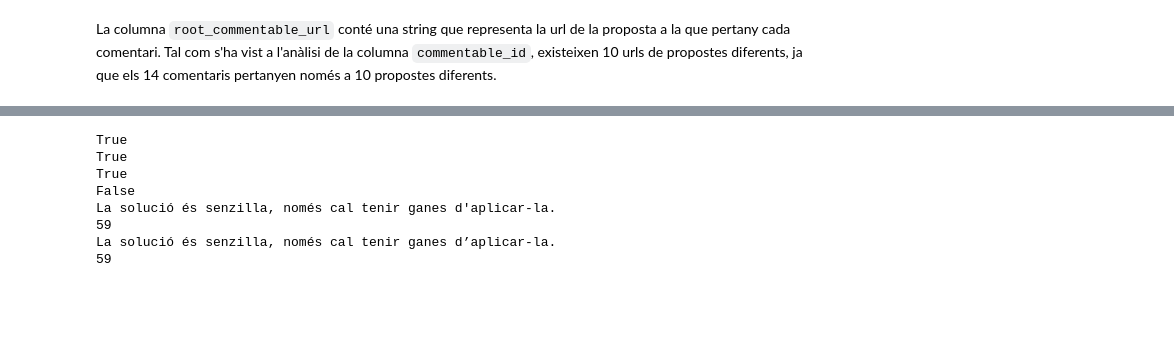
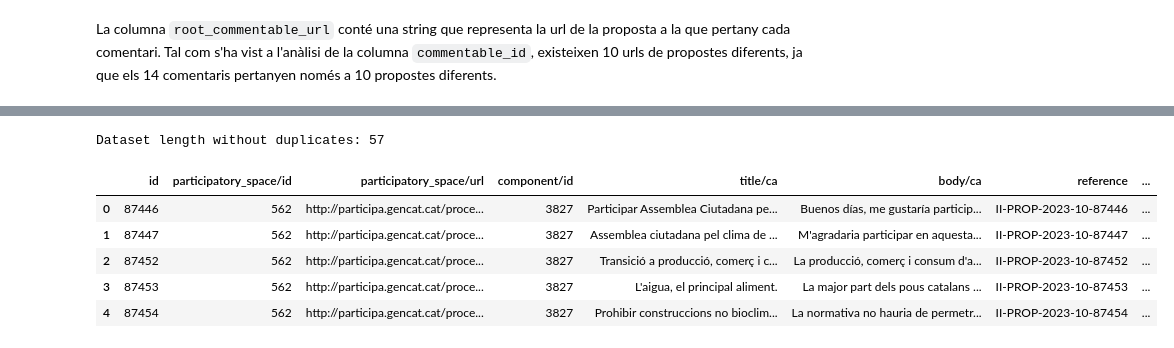
Before and after one commit to NoOPeEKS/dades-assemblea-clima, a Jupyter notebook: exploracio_csv.ipynb, the cells around one changed output, grey strips where cells are left out. Cells and saved outputs as stored; diff of their text form; code cells hidden in the pictures; blank space fills up the shorter version.

Commit message:
Tractament de duplicats fet

```diff
--- a/exploracio_csv.ipynb
+++ b/exploracio_csv.ipynb
@@ -775,21 +769,17 @@ Files duplicades segons el body:
 | 3 | 87451 | 562 | http://participa.gencat.cat/proce... | 3827 | Municipi a municipi, empresa a em... | Cada municipi (empresa i família)... | II-PROP-2023-10-87451 | ... |
 | 42 | 87536 | 562 | http://participa.gencat.cat/proce... | 3827 | La solució és senzilla, només cal... | Gran part del problema energètic ... | II-PROP-2023-10-87536 | ... |
 | 44 | 87538 | 562 | http://participa.gencat.cat/proce... | 3827 | La solució és senzilla, només cal... | Gran part del problema energètic ... | II-PROP-2023-10-87538 | ... |
-# %%
-print(filas_duplicadas['body/ca'][2] == filas_duplicadas['body/ca'][3])
-print(filas_duplicadas['body/ca'][42] == filas_duplicadas['body/ca'][44])
-print(filas_duplicadas['title/ca'][2] == filas_duplicadas['title/ca'][3])
-print(filas_duplicadas['title/ca'][42] == filas_duplicadas['title/ca'][44])
-print(filas_duplicadas['title/ca'][42])
-print(len(filas_duplicadas['title/ca'][42]))
-print(filas_duplicadas['title/ca'][44])
-print(len(filas_duplicadas['title/ca'][44]))
-# %% [output]
-True
-True
-True
-False
-La solució és senzilla, només cal tenir ganes d'aplicar-la.
-59
-La solució és senzilla, només cal tenir ganes d’aplicar-la.
-59
+# %%
+df_proposals = df_proposals.drop_duplicates(subset=['title/ca', 'body/ca'], keep=False)
+print(f"Dataset length without duplicates: {len(df_proposals)}")
+df_proposals = df_proposals.reset_index(drop=True)
+df_proposals = df_proposals.drop(columns=['supports'])
+df_proposals.head()
+# %% [output]
+Dataset length without duplicates: 57
+|  | id | participatory_space/id | participatory_space/url | component/id | title/ca | body/ca | reference | ... |
+| 0 | 87446 | 562 | http://participa.gencat.cat/proce... | 3827 | Participar Assemblea Ciutadana pe... | Buenos días, me gustaría particip... | II-PROP-2023-10-87446 | ... |
+| 1 | 87447 | 562 | http://participa.gencat.cat/proce... | 3827 | Assemblea ciutadana pel clima de ... | M'agradaria participar en aquesta... | II-PROP-2023-10-87447 | ... |
+| 2 | 87452 | 562 | http://participa.gencat.cat/proce... | 3827 | Transició a producció, comerç i c... | La producció, comerç i consum d'a... | II-PROP-2023-10-87452 | ... |
+| 3 | 87453 | 562 | http://participa.gencat.cat/proce... | 3827 | L'aigua, el principal aliment. | La major part dels pous catalans ... | II-PROP-2023-10-87453 | ... |
+| 4 | 87454 | 562 | http://participa.gencat.cat/proce... | 3827 | Prohibir construccions no bioclim... | La normativa no hauria de permetr... | II-PROP-2023-10-87454 | ... |
```
Also changed, not shown: parts of 6 cells of this notebook.
